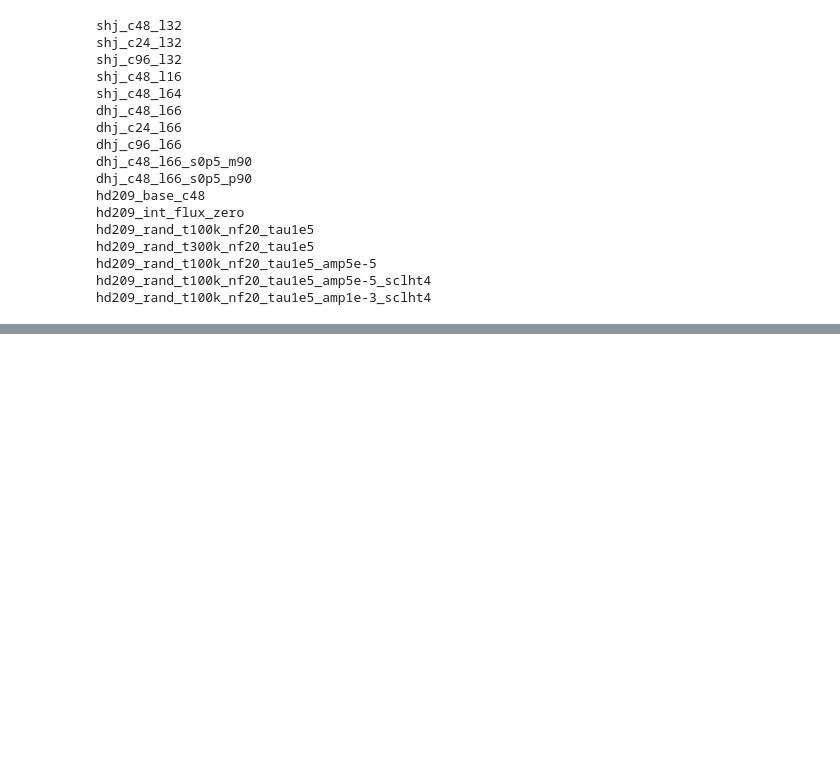
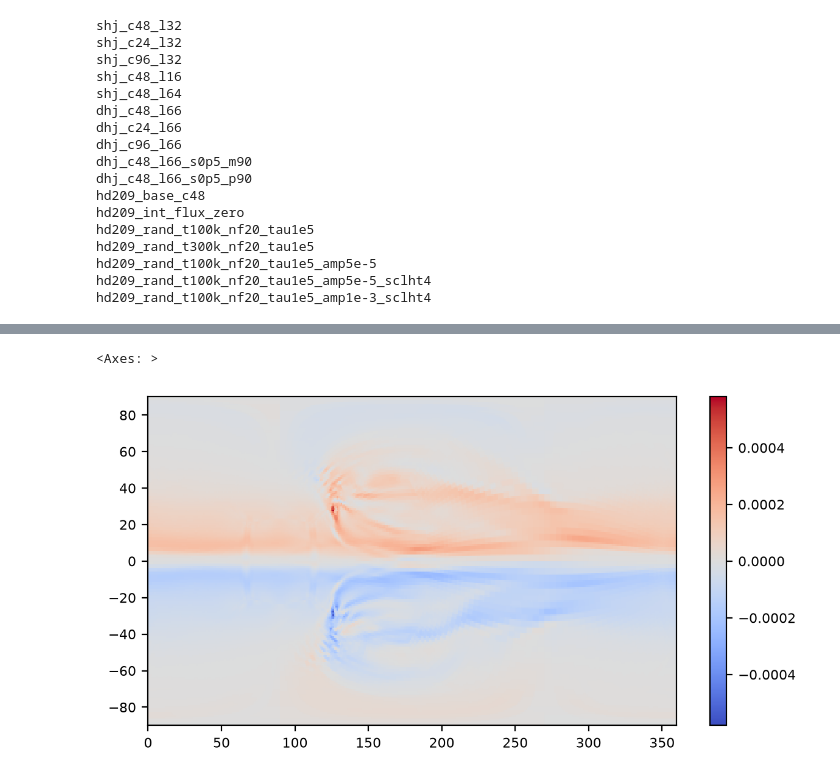
Before and after one commit to dennissergeev/lfric_egp_bench, a Jupyter notebook: src/scripts/KE-Spectra.ipynb, the cells around one changed output, grey strips where cells are left out. Cells and saved outputs as stored; diff of their text form; code cells hidden in the pictures; blank space fills up the shorter version.

```diff
--- a/src/scripts/KE-Spectra.ipynb
+++ b/src/scripts/KE-Spectra.ipynb
@@ -192,0 +228,10 @@ Size: 36.5 KB
+# %%
+hcross(
+    ds_rg["dhj_c48_l66_s0p5_p90"].extract_cube(VRT_NAME)[-1, 42, ...],
+    norm=mcol.CenteredNorm(),
+    cmap="coolwarm",
+)
+# hcross(vrt_plev[-1, ...], norm=mcol.CenteredNorm(), cmap='coolwarm')
+# %% [output]
+<Axes: >
+[figure, added]
```
Also changed, not shown: parts of 5 cells of this notebook, 3 other files.
